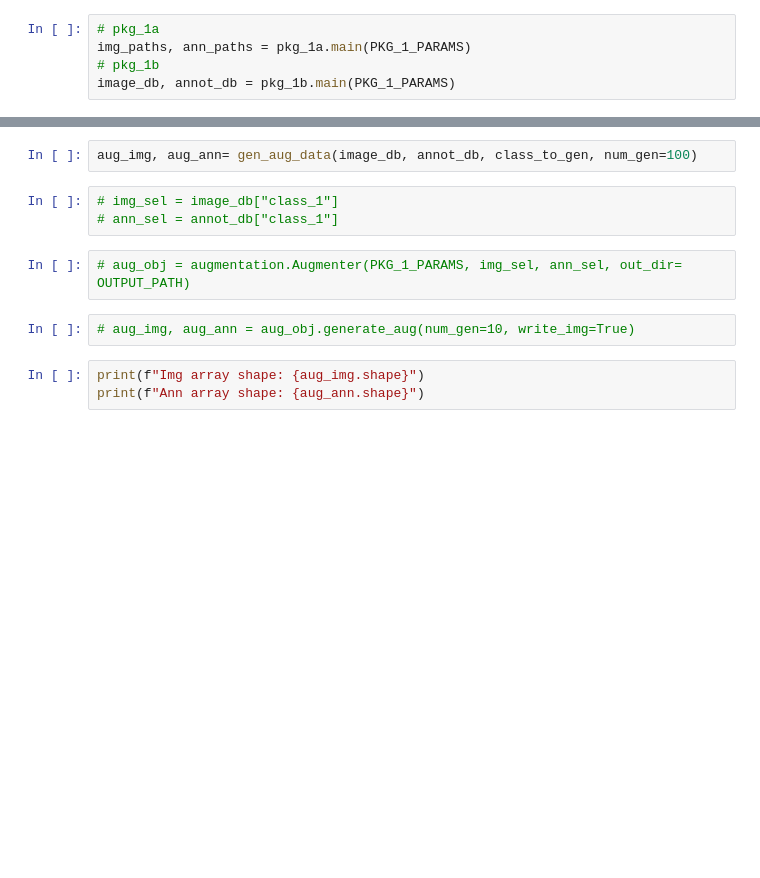
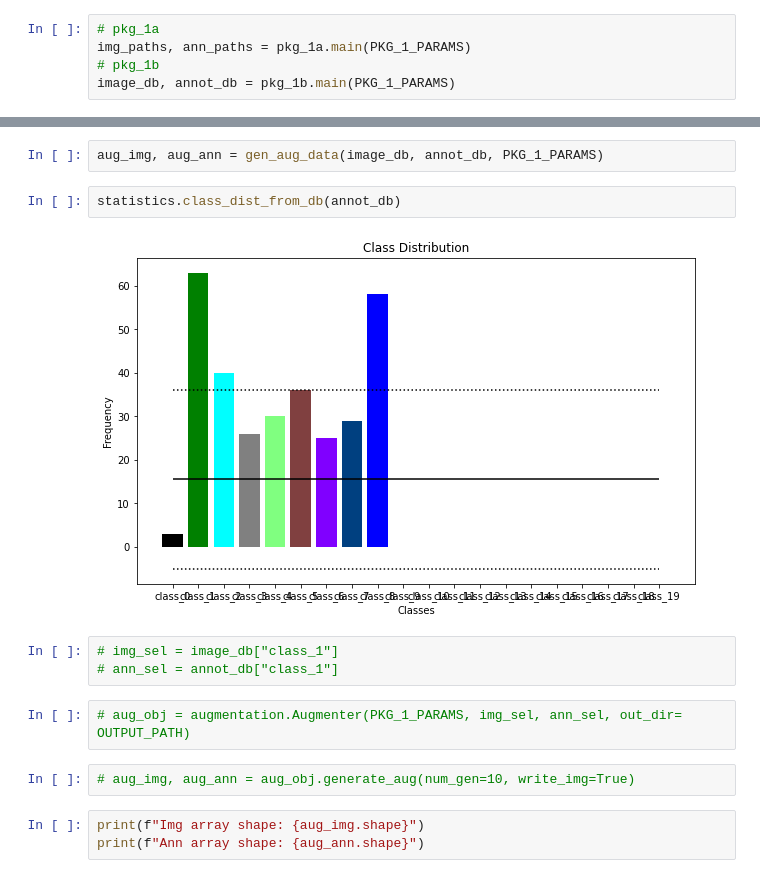
Before and after one commit to josephsv96/crate_classifier, a Jupyter notebook: pkg_1c.ipynb, the cells around one changed output, grey strips where cells are left out. Saved outputs shown, nothing was run; the diff lists cells and outputs as text; blank space fills up the shorter version.

```diff
--- a/pkg_1c.ipynb
+++ b/pkg_1c.ipynb
@@ -45,7 +65,11 @@ def gen_aug_data(image_db, annot_db, class_to_gen, num_gen=100, r_state=0, num_e
 
     return aug_img, aug_ann
 # %%
-aug_img, aug_ann= gen_aug_data(image_db, annot_db, class_to_gen, num_gen=100)
+aug_img, aug_ann = gen_aug_data(image_db, annot_db, PKG_1_PARAMS)
+# %%
+statistics.class_dist_from_db(annot_db)
+# %% [output]
+[figure, added]
 # %%
 # img_sel = image_db["class_1"]
 # ann_sel = annot_db["class_1"]
```
Also changed, not shown: parts of 10 cells of this notebook, 7 other files.
